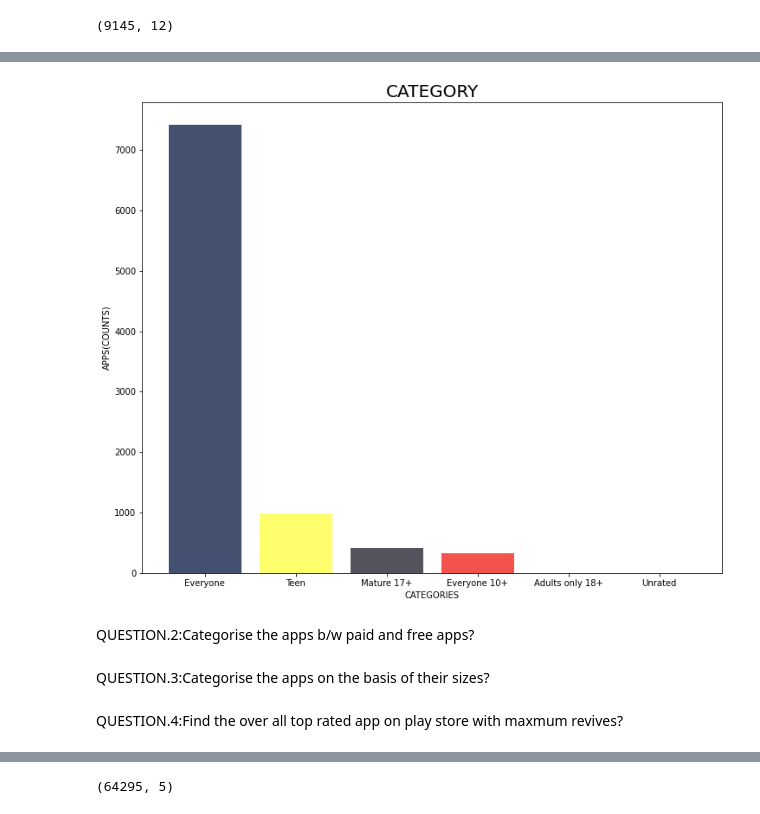
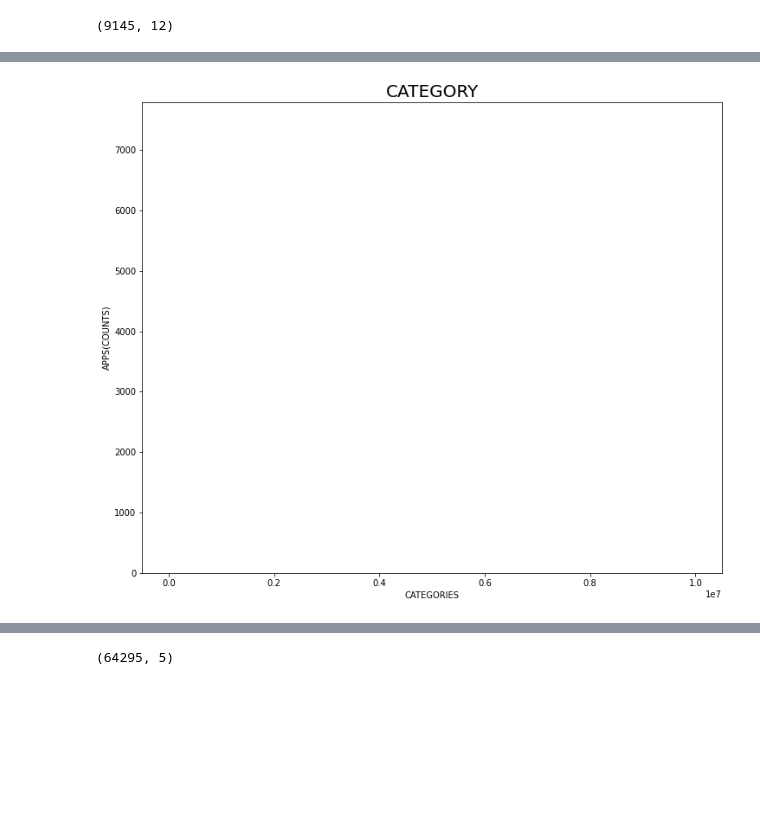
Before and after one commit to Swastik02aug/almabetter-EDA-project, a Jupyter notebook: Play_Store_App_Review_Analysis_Capstone_Project.ipynb, the cells around one changed output, grey strips where cells are left out. Drawn from its saved outputs; the diff is of its cells as text; code cells hidden in the pictures; blank space fills up the shorter version.

```diff
--- a/Play_Store_App_Review_Analysis_Capstone_Project.ipynb
+++ b/Play_Store_App_Review_Analysis_Capstone_Project.ipynb
@@ -248,2 +253,7 @@ psd.shape
 
 ---
+# %%
+#psd['Category'].value_counts()
+x2 = psd['Content Rating'].value_counts().index
+y2 = psd['Content Rating'].value_counts()
+print(y2)
@@ -249,0 +268,7 @@ psd.shape
+# %%
+# here we store cotent rating categories in l1 and their count values in l2 list.
+l1 = []
+l2 = []
+for i in range(len(x2)):
+    l1.append(x2[i])
+    l2.append(y2[i])
@@ -249,0 +286,4 @@ psd.shape
+# %%
+x=psd['Category'].value_counts().index
+y=psd['Category'].value_counts()
+print(y)
@@ -249,0 +308,7 @@ psd.shape
+# %%
+l1=[]
+l2=[]
+for i in range(len(x)):
+    l1.append(x[i])
+    l2.append(y[i])
+# here l1 store index value and l2 store count values in each category
@@ -250,23 +378,20 @@ psd.shape
 # %%
 #code
-# here we no. of apps lies in each  categories
-psd['Category'].value_counts()
-x2 = psd['Content Rating'].value_counts().index
+psd['Installs'].value_counts()
+x2 = psd['Installs'].value_counts().index
 y2 = psd['Content Rating'].value_counts()
 
 x2sis = []
 y2sis = []
-for i in range(len(x2)):
+for i in range(len(y2)):
     x2sis.append(x2[i])
     y2sis.append(y2[i])
 
 #plot
 plt.figure(figsize=(12,10))
-plt.bar(x2sis,y2sis,width=0.8,color=['#15244C','#FFFF48','#292734','#EF2920','#CD202D','#ECC5F2'], alpha=0.8);
+plt.bar(x2sis,y2sis,width=0.8,color='blue', alpha=0.8);
 plt.title('CATEGORY',size = 20);
 plt.ylabel('APPS(COUNTS)');
 plt.xlabel('CATEGORIES');
 # %% [output]
-[figure, old version]
+[figure, new version]
-# %% [markdown]
-QUESTION.2:Categorise the apps b/w paid and free apps?
@@ -275,2 +397,0 @@ QUESTION.2:Categorise the apps b/w paid and free apps?
-# %% [markdown]
-QUESTION.3:Categorise the apps on the basis of their sizes?
@@ -279,2 +397,0 @@ QUESTION.3:Categorise the apps on the basis of their sizes?
-# %% [markdown]
-QUESTION.4:Find the over all top rated app on play store with maxmum revives?
```
Also changed, not shown: parts of 56 cells of this notebook.
